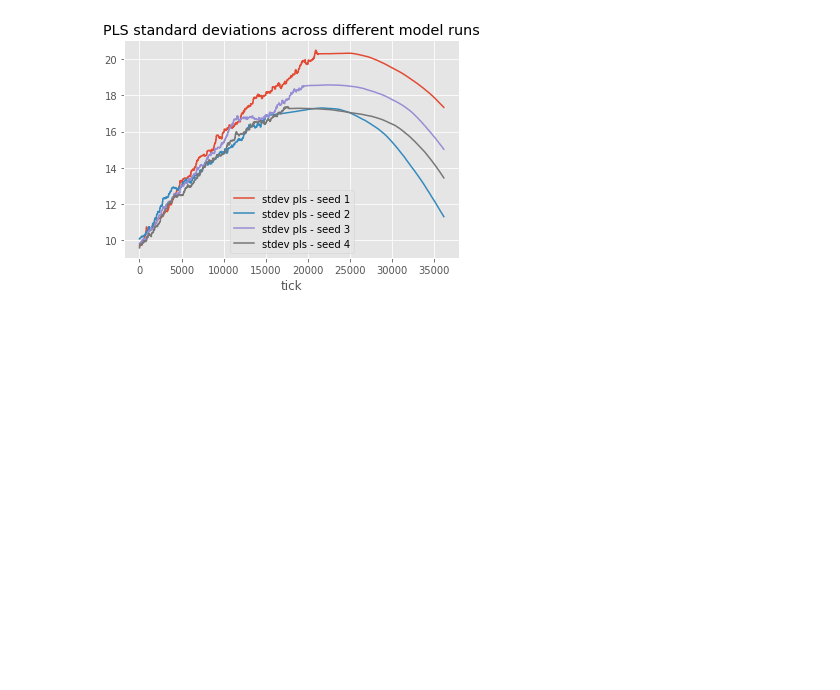
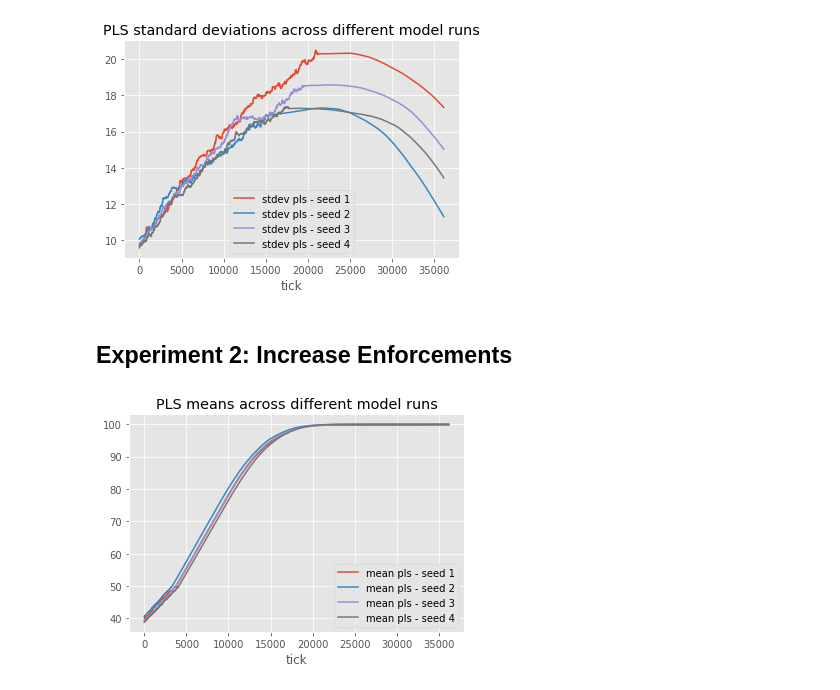
Before and after one commit to herzogrh/SEN1211-Agent-based-modelling, a Jupyter notebook: Model/Basecase_analysis.ipynb, the cells around one changed output. Cells and saved outputs as stored; diff of their text form; code cells hidden in the pictures; blank space fills up the shorter version.

```diff
--- a/Model/Basecase_analysis.ipynb
+++ b/Model/Basecase_analysis.ipynb
@@ -138,3 +181,20 @@ basecase_stdev.plot(kind= "line", x = "tick",title= "PLS standard deviations acr
 # %% [output]
 [figure]
 [figure]
+# %% [markdown]
+## Experiment 2: Increase Enforcements
+# %%
+# generate one single dataset for means having tick as the key column
+experiment2_seed1 = experiment2.loc[(basecase["random-seed"] == 1) , ["tick", "mean [pls] of citizens"]]
+experiment2_seed2 = experiment2.loc[(basecase["random-seed"] == 2) , ["tick", "mean [pls] of citizens"]]
+experiment2_seed3 = experiment2.loc[(basecase["random-seed"] == 3) , ["tick", "mean [pls] of citizens"]]
+experiment2_seed4 = experiment2.loc[(basecase["random-seed"] == 4) , ["tick", "mean [pls] of citizens"]]
+
+experiment2_means = pd.merge(experiment2_seed1, experiment2_seed2, on= "tick")
+experiment2_means = pd.merge(experiment2_means, experiment2_seed3, on= "tick")
+experiment2_means = pd.merge(experiment2_means, experiment2_seed4, on= "tick")
+experiment2_means.columns = ["tick","mean pls - seed 1", "mean pls - seed 2", "mean pls - seed 3", "mean pls - seed 4"]
+# %%
+experiment2_means.plot(kind= "line", x = "tick", title= "PLS means across different model runs");
+# %% [output]
+[figure, added]
```
Also changed, not shown: parts of 7 cells of this notebook, 14 other files.
